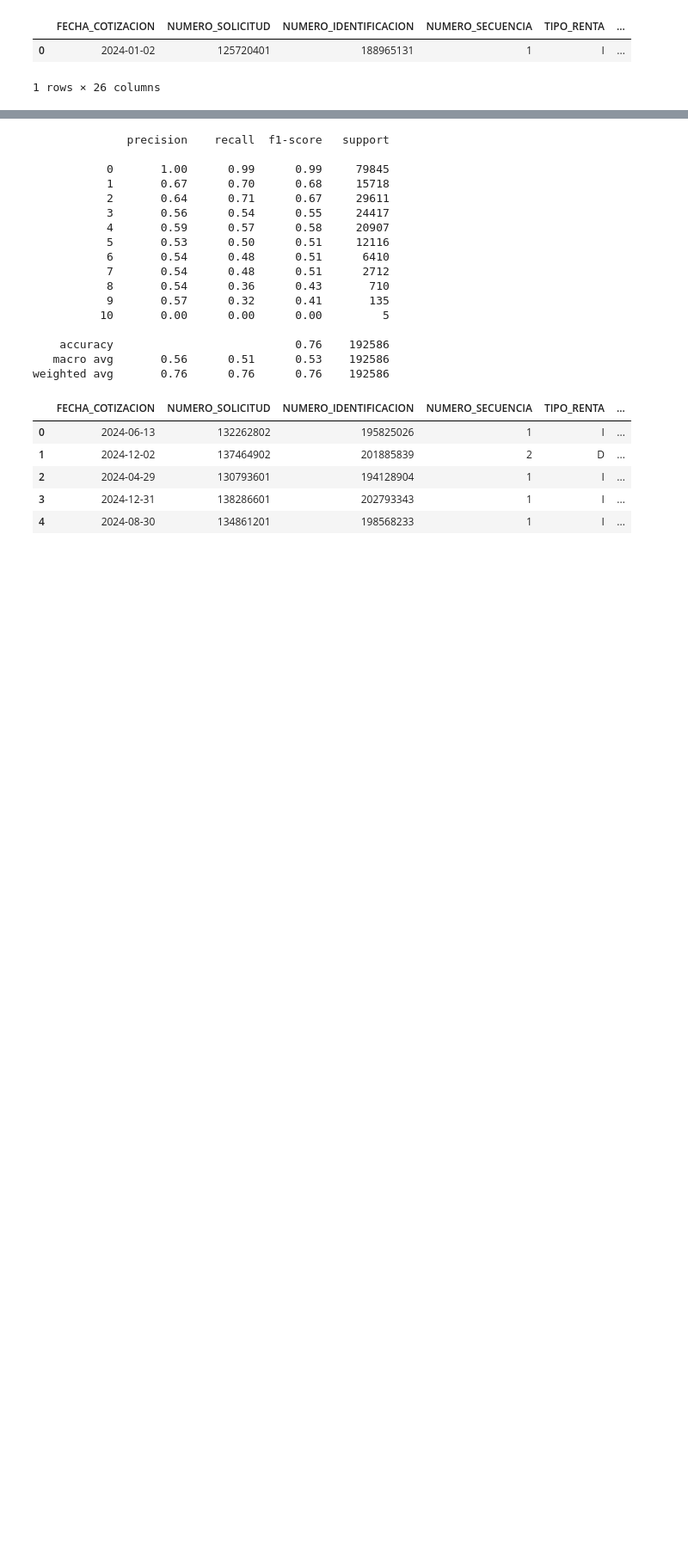
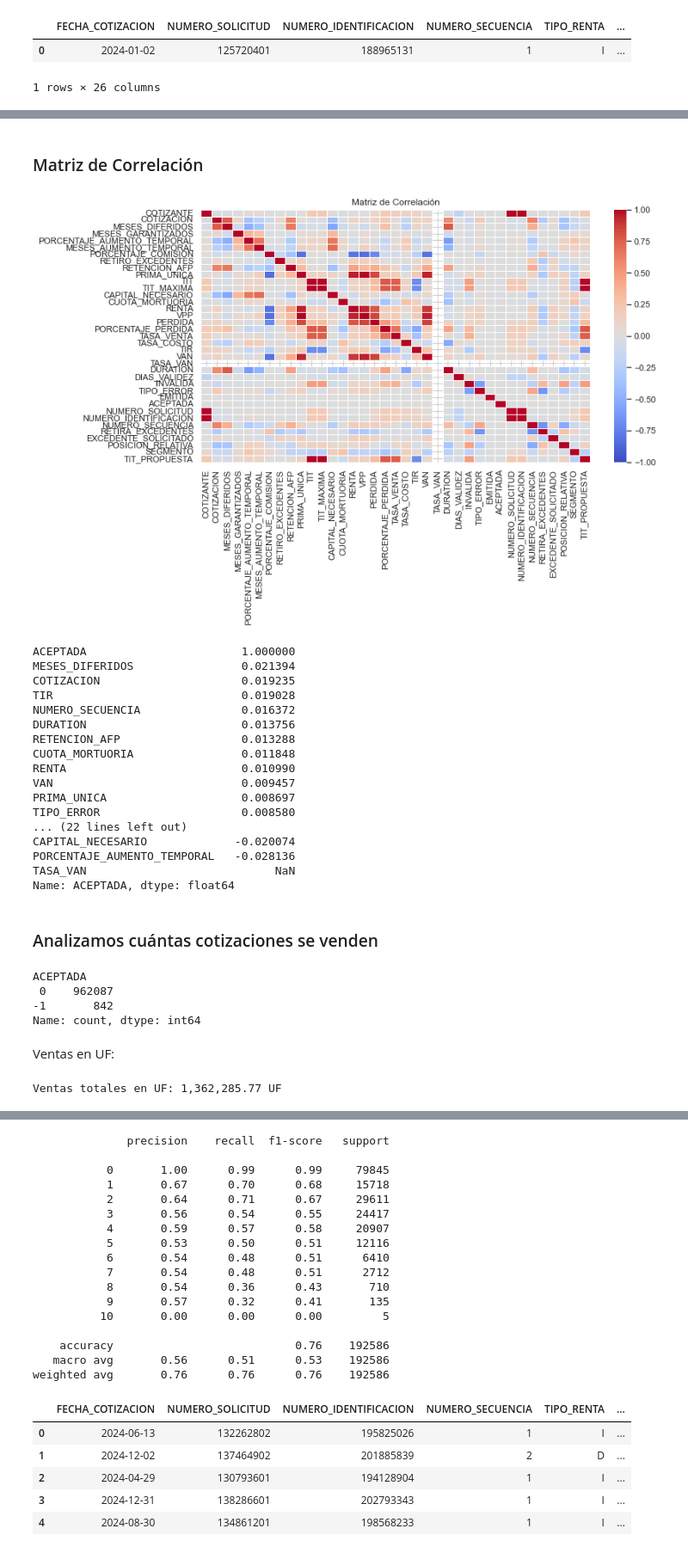
Before and after one commit to nicoz17/Proyecto-Renta-Nacional, a Jupyter notebook: modelacion_sc_cotizaciones.ipynb, the cells around one changed output, grey strips where cells are left out. Shown: that part at 86% size. Saved outputs shown, nothing was run; the diff lists cells and outputs as text; code cells hidden in the pictures; blank space fills up the shorter version.

```diff
--- a/modelacion_sc_cotizaciones.ipynb
+++ b/modelacion_sc_cotizaciones.ipynb
@@ -79,0 +288,59 @@ df_sc[(df_sc['COTIZANTE'] == 421007881) & (df_sc['COTIZACION'] == 1)]
+# %% [markdown]
+### Matriz de Correlación
+# %%
+import seaborn as sns
+import matplotlib.pyplot as plt
+
+# Seleccionamos solo las columnas numéricas para calcular la correlación
+df_numeric = df_full.select_dtypes(include=['number'])
+
+# Calcular la matriz de correlación
+corr_matrix = df_numeric.corr()
+
+# Crear un mapa de calor sin los valores numéricos
+plt.figure(figsize=(12, 8))
+sns.heatmap(corr_matrix, annot=False, cmap='coolwarm', vmin=-1, vmax=1, linewidths=0.5)
+plt.title('Matriz de Correlación')
+plt.tight_layout()
+plt.show()
+
+# Calcular la correlación de todas las columnas con 'ACEPTADA'
+corr_aceptada = df_numeric.corr()['ACEPTADA'].sort_values(ascending=False)
+
+# Mostrar la correlación con 'ACEPTADA'
+print(corr_aceptada)
+# %% [output]
+[figure, added]
+ACEPTADA                       1.000000
+MESES_DIFERIDOS                0.021394
+COTIZACION                     0.019235
+TIR                            0.019028
+NUMERO_SECUENCIA               0.016372
+DURATION                       0.013756
+RETENCION_AFP                  0.013288
+CUOTA_MORTUORIA                0.011848
+RENTA                          0.010990
+VAN                            0.009457
+PRIMA_UNICA                    0.008697
+TIPO_ERROR                     0.008580
+... (22 lines left out)
+CAPITAL_NECESARIO             -0.020074
+PORCENTAJE_AUMENTO_TEMPORAL   -0.028136
+TASA_VAN                            NaN
+Name: ACEPTADA, dtype: float64
+# %% [markdown]
+### Analizamos cuántas cotizaciones se venden
+# %%
+print(df_full['ACEPTADA'].value_counts(dropna=False))
+# %% [output]
+ACEPTADA
+ 0    962087
+-1       842
+Name: count, dtype: int64
+# %% [markdown]
+Ventas en UF:
+# %%
+ventas_totales = df_full.loc[df_full['ACEPTADA'] == -1, 'PRIMA_UNICA'].sum()
+print(f"Ventas totales en UF: {ventas_totales:,.2f} UF")
+# %% [output]
+Ventas totales en UF: 1,362,285.77 UF
```
Also changed, not shown: parts of 33 cells of this notebook.
